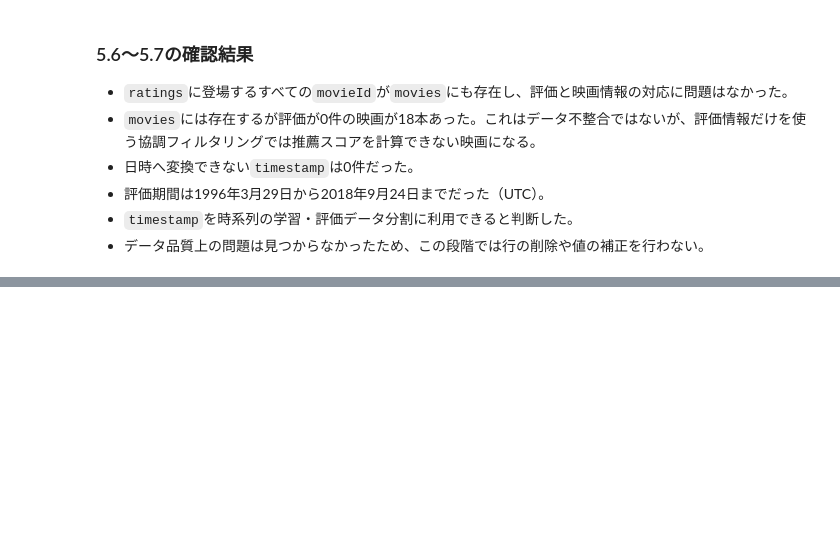
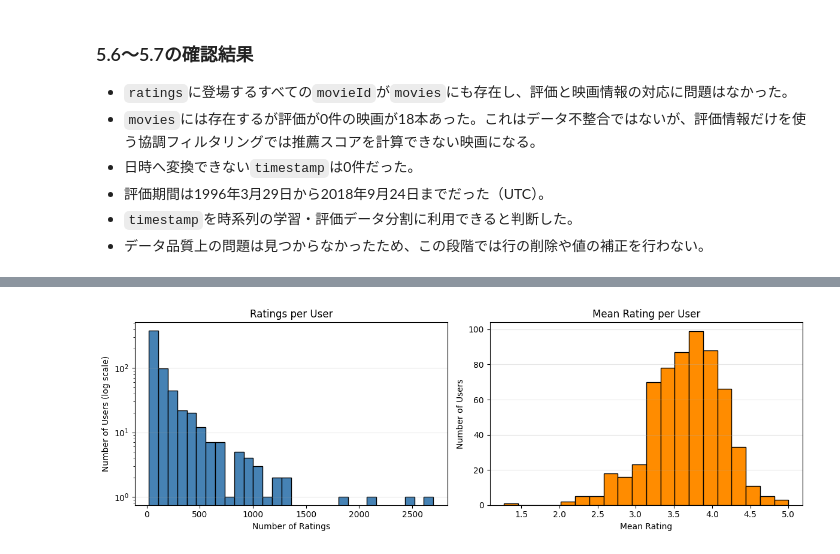
Before and after one commit to HM927/movie-recommendation-system, a Jupyter notebook: notebooks/exploration.ipynb, the cells around one changed output, grey strips where cells are left out. Cells and saved outputs as stored; diff of their text form; code cells hidden in the pictures; blank space fills up the shorter version.

```diff
--- a/notebooks/exploration.ipynb
+++ b/notebooks/exploration.ipynb
@@ -426,0 +584,14 @@ if invalid_timestamp_count > 0:
+# %%
+# 評価用の「好み」とする閾値候補
+positive_rating_threshold = 4.0
+positive_rating_mask = ratings["rating"] >= positive_rating_threshold
+
+positive_rating_count = int(positive_rating_mask.sum())
+positive_rating_percentage = positive_rating_mask.mean() * 100
+rating_mean = ratings["rating"].mean()
+rating_median = ratings["rating"].median()
+
+print(f"評価値の平均: {rating_mean:.2f}")
+print(f"評価値の中央値: {rating_median:.1f}")
+print(f"4.0以上の評価件数: {positive_rating_count:,}")
+print(f"4.0以上の評価割合: {positive_rating_percentage:.2f}%")
@@ -426,0 +705,32 @@ if invalid_timestamp_count > 0:
+# %%
+fig, axes = plt.subplots(1, 2, figsize=(12, 4))
+
+# ユーザーごとの評価件数分布
+axes[0].hist(
+    user_rating_stats["rating_count"],
+    bins=30,
+    color="steelblue",
+    edgecolor="black",
+)
+axes[0].set_title("Ratings per User")
+axes[0].set_xlabel("Number of Ratings")
+axes[0].set_ylabel("Number of Users (log scale)")
+axes[0].set_yscale("log")
+axes[0].grid(axis="y", alpha=0.3)
+
+# ユーザーごとの平均評価分布
+axes[1].hist(
+    user_rating_stats["rating_mean"],
+    bins=20,
+    color="darkorange",
+    edgecolor="black",
+)
+axes[1].set_title("Mean Rating per User")
+axes[1].set_xlabel("Mean Rating")
+axes[1].set_ylabel("Number of Users")
+axes[1].grid(axis="y", alpha=0.3)
+
+fig.tight_layout()
+plt.show()
+# %% [output]
+[figure, added]
```
Also changed, not shown: parts of 18 cells of this notebook.
